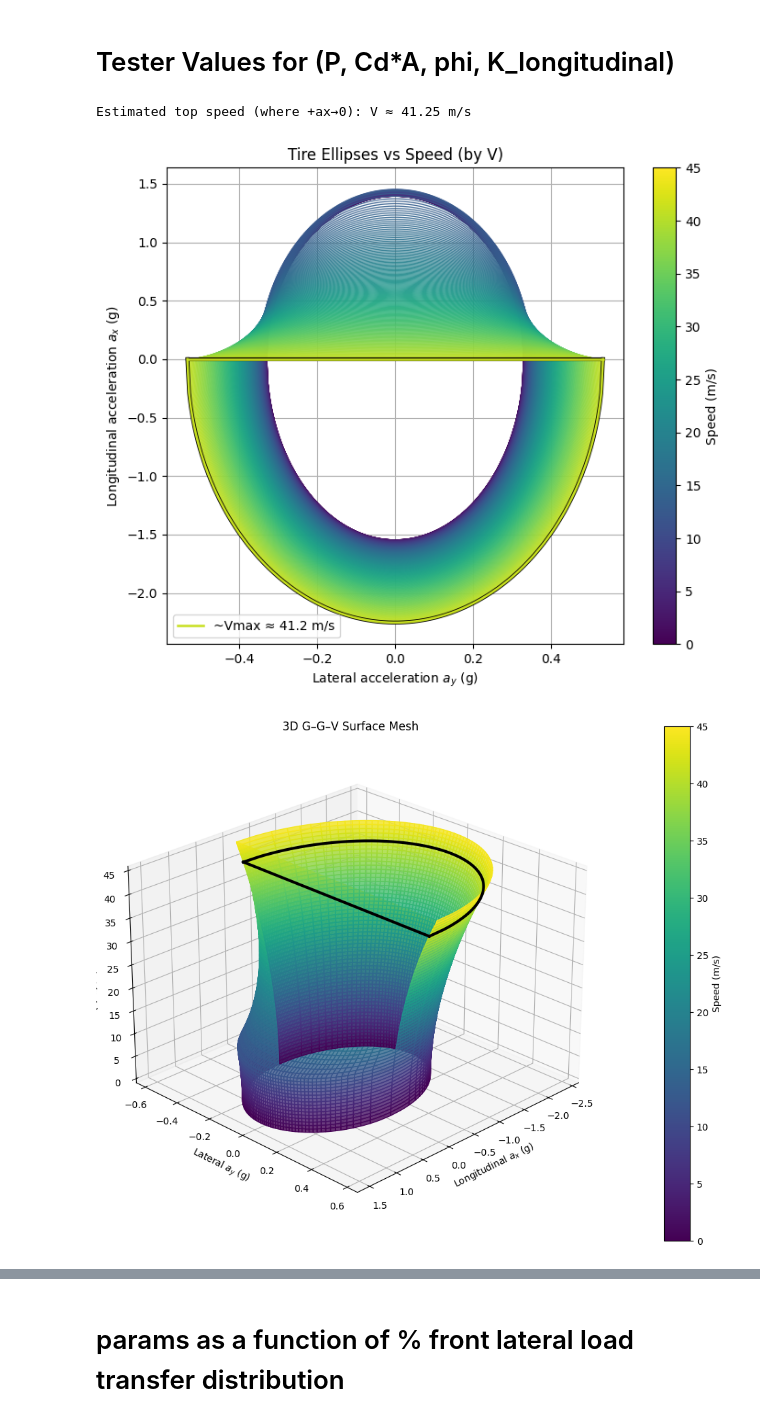
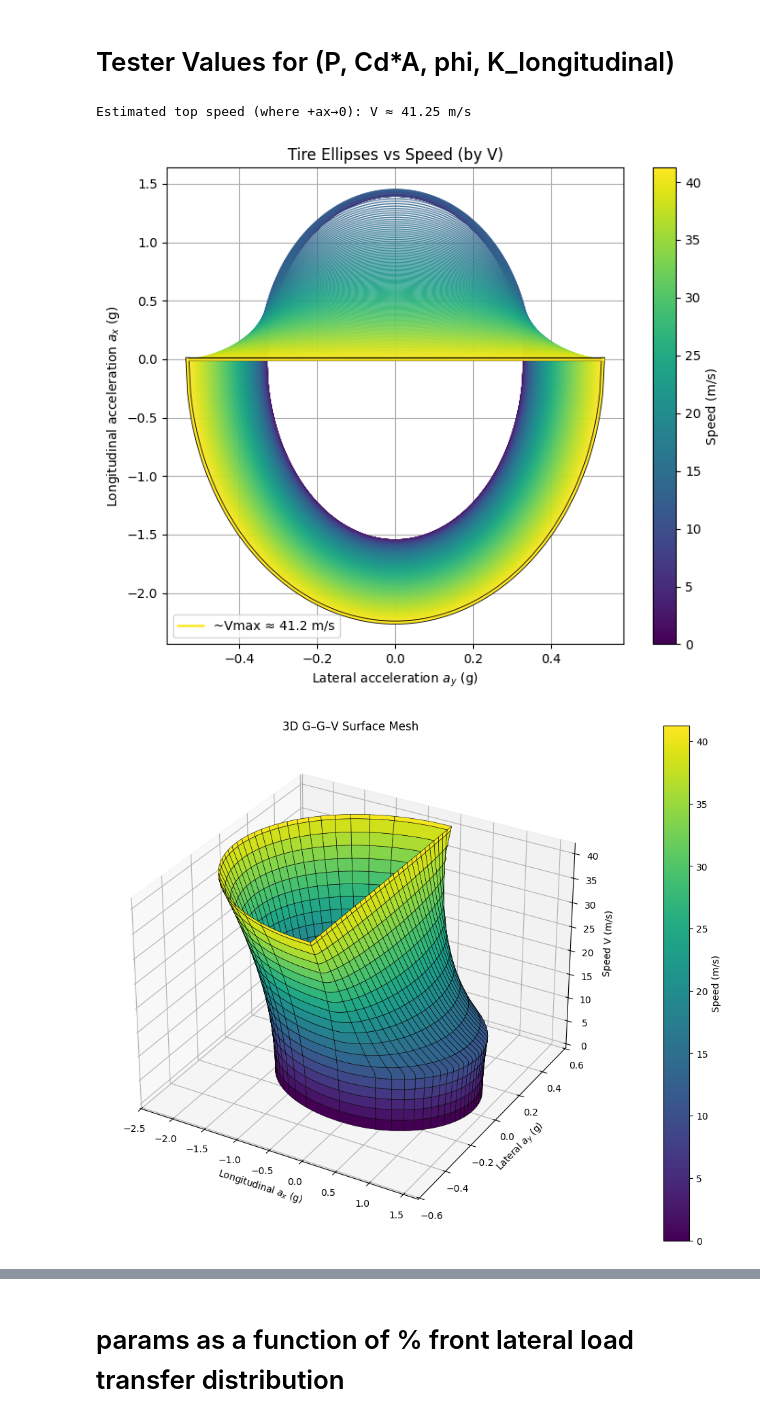
Before and after one commit to Formula-Electric-Berkeley/FEBSim, a Jupyter notebook: GGV_plot/GGV_TireEllipses_Final.ipynb, the cells around one changed output, grey strips where cells are left out. Saved outputs shown, nothing was run; the diff lists cells and outputs as text; code cells hidden in the pictures.

Commit message:
visual improvements to ggvplot + plotted ellipses for selected speeds

```diff
--- a/GGV_plot/GGV_TireEllipses_Final.ipynb
+++ b/GGV_plot/GGV_TireEllipses_Final.ipynb
@@ -868,6 +868,7 @@ def plot_ggv_3d(ggv_points, ellipses_2d, V_highlight=None, cmap_name='viridis',
 
 # 3d Plot
 def plot_ggv_3d_surface(ellipses_2d, V_highlight=None, cmap_name='viridis', g=G):
+
     # 0 check we have data to plot
     if not ellipses_2d:
         print("No GGV points to plot."); return
@@ -892,25 +893,17 @@ def plot_ggv_3d_surface(ellipses_2d, V_highlight=None, cmap_name='viridis', g=G)
     norm = mpl.colors.Normalize(vmin=V_grid.min(), vmax=V_grid.max())
 
     # 2. Plot the surfaces
+    # Bottom half (-ax, Braking)
+    surf2 = ax3d.plot_surface(ax_neg_grid, ay_grid, V_grid,
+                             facecolors=cmap(norm(V_grid)),
+                             rstride=12, cstride=8, antialiased=True, shade=False, alpha=1,
+                             linewidth=0.4, edgecolor='k')
+
     # Top half (+ax, Acceleration)
     surf1 = ax3d.plot_surface(ax_pos_grid, ay_grid, V_grid,
                              facecolors=cmap(norm(V_grid)),
-                             rstride=4, cstride=4, antialiased=True, shade=False, alpha=0.8)
-
-    # Bottom half (-ax, Braking)
-    surf2 = ax3d.plot_surface(ax_neg_grid, ay_grid, V_grid,
-                             facecolors=cmap(norm(V_grid)),
-                             rstride=4, cstride=4, antialiased=True, shade=False, alpha=0.8)
-
-    # 3. Keep your V_highlight logic (The black ring)
-    if (V_highlight is not None) and len(ellipses_2d):
-        speeds = np.array([e[0] for e in ellipses_2d])
-        idx = int(np.argmin(np.abs(speeds - V_highlight)))
-        Vh, ax_neg, ay, ax_pos = ellipses_2d[idx]
-        ch = cmap(norm(Vh))
-
-        ax3d.plot(ax_pos/g, ay/g, np.full_like(ax_pos, Vh), color='k', linewidth=3.0, zorder=5)
-        ax3d.plot(ax_neg/g, ay/g, np.full_like(ax_neg, Vh), color='k', linewidth=3.0, zorder=5)
+                             rstride=12, cstride=8, antialiased=True, shade=False, alpha=1,
+                             linewidth=0.4, edgecolor='k')
 
     # Labels and formatting
     ax3d.set_xlabel('Longitudinal $a_x$ (g)')
@@ -922,14 +915,6 @@ def plot_ggv_3d_surface(ellipses_2d, V_highlight=None, cmap_name='viridis', g=G)
     sm = plt.cm.ScalarMappable(cmap=cmap, norm=norm)
     cbar = plt.colorbar(sm, ax=ax3d, pad=0.10)
     cbar.set_label('Speed (m/s)')
-
-    # Set a nice viewing angle
-    ax3d.view_init(elev=25, azim=45)
-
-    # # Enable interactive rotation
-    # plt.ion()
-    # fig.show()
-    # plt.ioff()
 
     fig.tight_layout()
     plt.show()
@@ -938,32 +923,35 @@ def plot_ggv_3d_surface(ellipses_2d, V_highlight=None, cmap_name='viridis', g=G)
 def ellipse_points(ax_pos_max, ax_neg_max, ay_max, n=241):
     ay = np.linspace(-max(ay_max, 1e-12), max(ay_max, 1e-12), n)
     ax_pos =  ax_pos_max * np.sqrt(np.maximum(0.0, 1.0 - (ay/ay_max)**2))
     ax_neg = -ax_neg_max * np.sqrt(np.maximum(0.0, 1.0 - (ay/ay_max)**2))
     return ax_neg, ay, ax_pos
 
 
 # RUN everything:
 CMAP_NAME = 'viridis'
 
 V_list, ellipses_2d, ggv_points, ax_pos_arr = build_ellipses_and_ggv(V_min=0.0, V_max=45.0, nV=241, n_ellipse_pts=241)
 
 # compute Vmax from +ax(V) curve
 V_max_est, i1, i2 = compute_vmax(V_list, ax_pos_arr, thresh=1e-3)
 
 # choose which ellipse to bold/outline --> this would be the top speed
 V_highlight = V_max_est if V_max_est is not None else (V_list[-1] if len(V_list) else None)
 
 # helpful print about top speed
 if V_max_est is None:
     print("Top speed not reached within 0 m/s to 60 m/s (no +ax close to 0 crossing). Highlighting the highest speed in range instead.")
 else:
     print(f"Estimated top speed (where +ax→0): V ≈ {V_max_est:.2f} m/s")
 
+#only include ellipses up to Vmax_est
+ellipses_2d = [e for e in ellipses_2d if e[0] <= (V_max_est if V_max_est else 60)]
+
 # Draw plots!!
 plot_ellipses_ombre(ellipses_2d, V_highlight=V_highlight, cmap_name=CMAP_NAME, g=G)
 plot_ggv_3d_surface(ellipses_2d, V_highlight=V_highlight, cmap_name=CMAP_NAME, g=G)
 #plot_ggv_3d(ggv_points, ellipses_2d, V_highlight=None, cmap_name='viridis', g=9.81)
 # %% [output]
 Estimated top speed (where +ax→0): V ≈ 41.25 m/s
-[figure, old version]
+[figure, new version]
-[figure, old version]
+[figure, new version]
```
Also changed, not shown: parts of 1 cell of this notebook, 1 other file.
